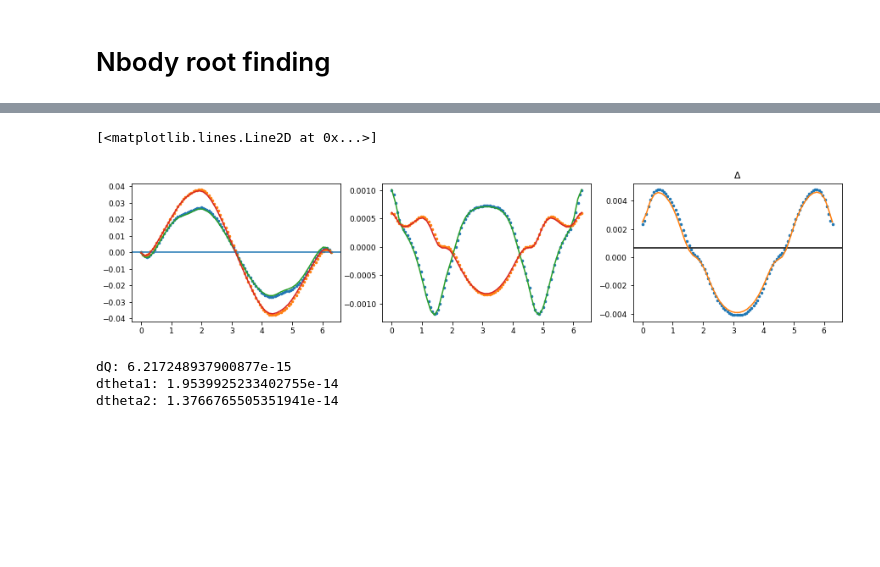
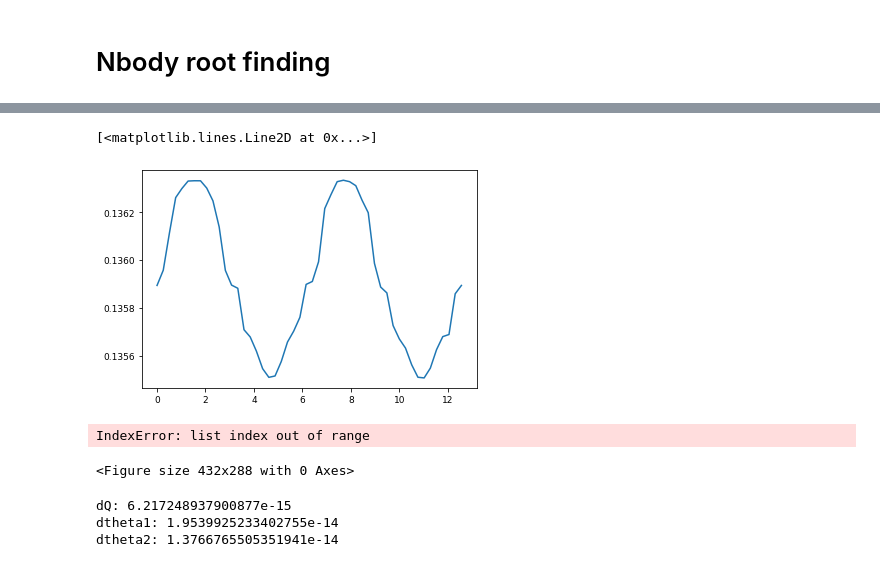
Before and after one commit to shadden/ResonantPlanetPairsRVModeling, a Jupyter notebook: jupyter_examples/Construct_ACR_Families.ipynb, the cells around one changed output, grey strips where cells are left out. Drawn from its saved outputs; the diff is of its cells as text; code cells hidden in the pictures; blank space fills up the shorter version.

```diff
--- a/jupyter_examples/Construct_ACR_Families.ipynb
+++ b/jupyter_examples/Construct_ACR_Families.ipynb
@@ -471,8 +598,10 @@ zcorr= res_eqs.mean_to_osculating_dyvars(Qs,equilibrium)
+# %%
+plt.plot(Qs,e1)
+# %% [output]
+[<matplotlib.lines.Line2D at 0x...>]
+[figure, added]
 # %%
-orbels = np.array([res_eqs.dyvars_to_orbels(zc) for zc in np.real(zcorr).T])
-a1,e1,theta1,a2,e2,theta2=orbels.T
-
-plot_data_no_scaling(data,3,1)
+#plot_data_no_scaling(data,res_eqs.j,res_eqs.k)
 fig = plt.gcf()
 ax=fig.axes
 ax[0].plot(Qs,theta1)
@@ -485,8 +614,8 @@ ax[1].plot(Qs,e2-np.mean(e2))
 Delta = 2*(a2/a1)**(1.5)/3 -1
 ax[2].plot(Qs,Delta)
 # %% [output]
-[<matplotlib.lines.Line2D at 0x...>]
+IndexError: list index out of range
-[figure, removed]
+<Figure size 432x288 with 0 Axes>
 # %%
 import rebound as rb
 # %%
```
Also changed, not shown: parts of 22 cells of this notebook, 3 other files.
